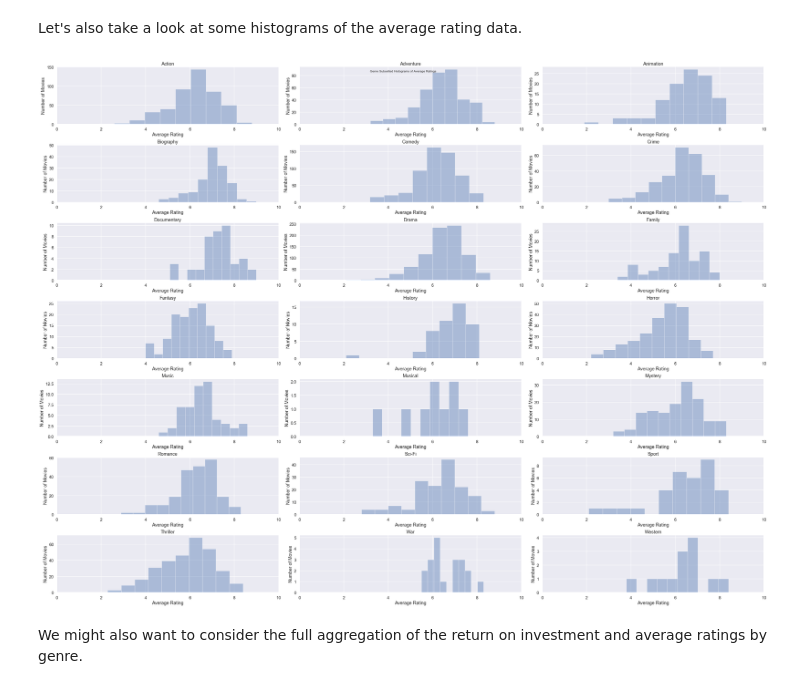
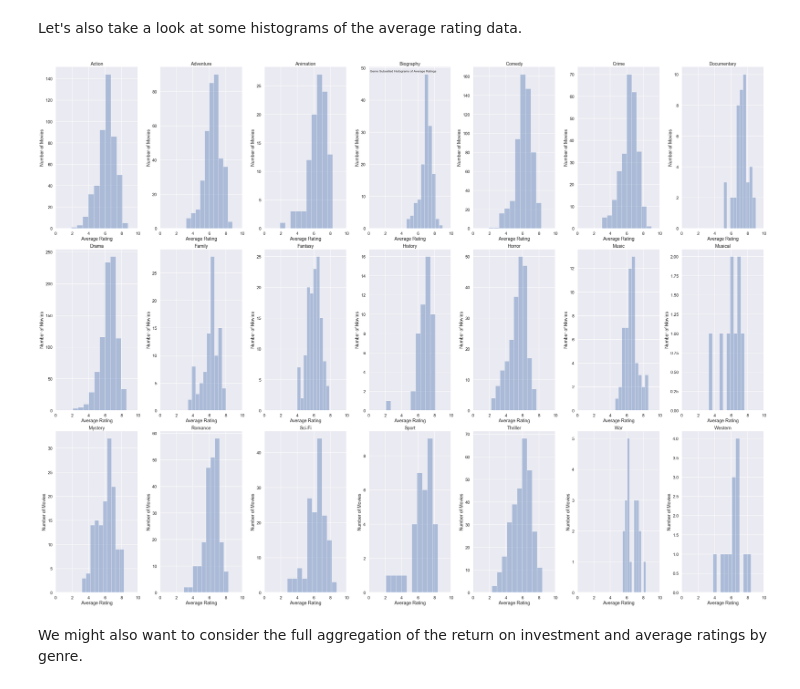
Before and after one commit to bbjornstad-flatiron/flatiron-mod1-project, a Jupyter notebook: data-analysis.ipynb, the cells around one changed output. Drawn from its saved outputs; the diff is of its cells as text; code cells hidden in the pictures.

Commit message:
Updated ReadMe, data procedures for presentation v1

```diff
--- a/data-analysis.ipynb
+++ b/data-analysis.ipynb
@@ -157,22 +161,2 @@ final_data.groupby('release_year').describe()
 # %% [markdown]
 Let's now consider a further visualization of the return on investment over time broken up by genre. We may use Pandas's Grouper object to specify a custom grouping within business quarters. From here, we can plot the mean return on investment as develops within these quarters, broken into each specific genre.
-# %%
-rows = 7
-cols = 3
-genre_subset_f2, genre_subset_ax2 = plt.subplots(nrows=rows, ncols=cols, figsize=(40, 30))
-
-for i in range(num_subplots):
-    genre = genre_dummies.columns[i]
-    row = i // cols
-    col = i % cols
-    cur_ax = genre_subset_ax2[row, col]
-    cur_subset = final_data[genre_dummies[genre] == 1]
-    grouped = cur_subset.groupby(pd.Grouper(key='release_date', freq='Q')).describe()['ROI'].reset_index()
-    grouped.dropna(subset=['mean'])
-    sns.lineplot(x='release_date', y='mean', data=grouped, ax=cur_ax)
-    cur_ax.set_title(genre)
-    cur_ax.set_xlabel('Release Date')
-    cur_ax.set_ylabel('Mean ROI (%)')
-
-genre_subset_f2.suptitle('Mean ROI for Various Genres of Movie over Time')
-genre_subset_f2.tight_layout()
@@ -207,26 +189,26 @@ genre_subset_f3.tight_layout()
 # %% [markdown]
 Let's also take a look at some histograms of the average rating data.
 # %%
-rows = 7
-cols = 3
+rows = 3
+cols = 7
 genre_subset_f4, genre_subset_ax4 = plt.subplots(nrows=rows, ncols=cols, figsize=(40, 30))
 
 for i in range(num_subplots):
     genre = genre_dummies.columns[i]
     row = i // cols
     col = i % cols
     cur_ax = genre_subset_ax4[row, col]
     cur_subset = final_data[genre_dummies[genre] == 1]
     sns.distplot(cur_subset.averagerating, kde=False, bins=10, ax=cur_ax)
     cur_ax.set_xlim(0,10)
     cur_ax.set_title(genre)
     cur_ax.set_xlabel('Average Rating')
     cur_ax.set_ylabel('Number of Movies')
 
 genre_subset_f4.suptitle('Genre Subsetted Histograms of Average Ratings')
 genre_subset_f4.tight_layout()
 # %% [output]
-[figure, old version]
+[figure, new version]
 # %% [markdown]
 We might also want to consider the full aggregation of the return on investment and average ratings by genre.
 # %%
```
Also changed, not shown: parts of 5 cells of this notebook, 2 other files.
